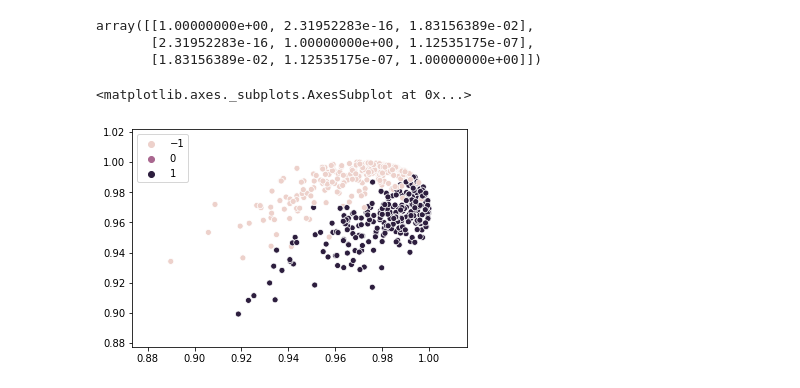
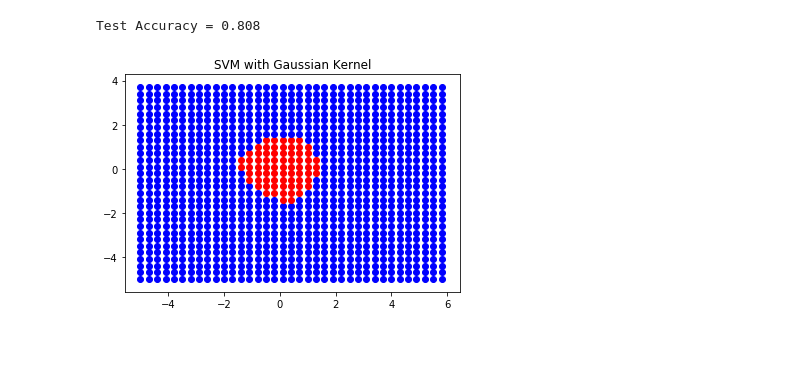
Before and after one commit to prathameshbhalekar/Machine-Learning-From-Scratch, a Jupyter notebook: SupportVectorMachineUsingGradientDescent.ipynb, the cells around one changed output. Cells and saved outputs as stored; diff of their text form; code cells hidden in the pictures; blank space fills up the shorter version.

Commit message:
Added SVM with kernel

```diff
--- a/SupportVectorMachineUsingGradientDescent.ipynb
+++ b/SupportVectorMachineUsingGradientDescent.ipynb
@@ -86,15 +152,5 @@ sns.scatterplot(x[:,0],x[:,1],hue=y.reshape(-1))
 # %%
 model=support_vector_machine(C=10,kernel="gaussian",sigma_sq=0.01)
-model.fit(x,y,epochs=20,print_every_nth_epoch=1,learning_rate=0.01)
-# print(y)
-# # print(np.where(model.predict(x)<0,-1,1))
-# print(model.evaluate(x,y))
-yy=np.where(y==-1,0,1)
-# print(model.predict(x))
-yp=np.where(model.predict(x)<0,0,1)
-print(yy)
-print(yp)
-yy=sum(abs(yy-yp))
-print(yy)
-print((len(y)-yy)/len(y))
+model.fit(x,y,epochs=20,print_every_nth_epoch=2,learning_rate=0.01)
+print("Training Accuracy = {}".format(model.evaluate(x,y)))
 # %% [output]
@@ -119,15 +167,0 @@ print((len(y)-yy)/len(y))
-# %%
-print(model.weights)
-def visualize(model,title):
-    print("accuracy = {}".format(model.evaluate(x_test,y_test)))
-    x1=np.arange(-5,6,0.5)
-    x2=np.arange(-5,4,0.5)
-    for i in range(len(x1)):
-        for j in range(len(x2)):
-            pred=model.predict(np.array([np.array(np.array([x1[i],x2[j]]))]))[0]
-            if(pred>0.5):
-                plt.scatter(x1[i],x2[j],c="r")
-            else:
-                plt.scatter(x1[i],x2[j],c="b")
-    plt.title(title)
-    plt.show()
@@ -157,7 +167,0 @@ ValueError: shapes (1,1) and (500,) not aligned: 1 (dim 1) != 500 (dim 0)
-# %%
-x=np.array([[1,2],[3,4],[5,6]])
-y=np.array([1,0,1])
-
-print(my_kernel(x,x))
-model=support_vector_machine()
-model.gaussian_kernel(x)
@@ -171,14 +168,5 @@ array([[1.00000000e+00, 1.83156389e-02, 1.12535175e-07],
-# %%
-z=np.array([[1,2],[7,8],[3,4]])
-support_vector_machine().gaussian_kernel(z)
-# %% [output]
-array([[1.00000000e+00, 2.31952283e-16, 1.83156389e-02],
-       [2.31952283e-16, 1.00000000e+00, 1.12535175e-07],
-       [1.83156389e-02, 1.12535175e-07, 1.00000000e+00]])
-# %%
-# xg=model.gaussian_kernel(x)
-# xg
-sns.scatterplot(xg[:,1],xg[:,0],y.reshape(-1))
-# %% [output]
-<matplotlib.axes._subplots.AxesSubplot at 0x...>
-[figure, removed]
+# %%
+visualize(model,"SVM with Gaussian Kernel")
+# %% [output]
+Test Accuracy = 0.808
+[figure, added]
```
Also changed, not shown: parts of 11 cells of this notebook.
